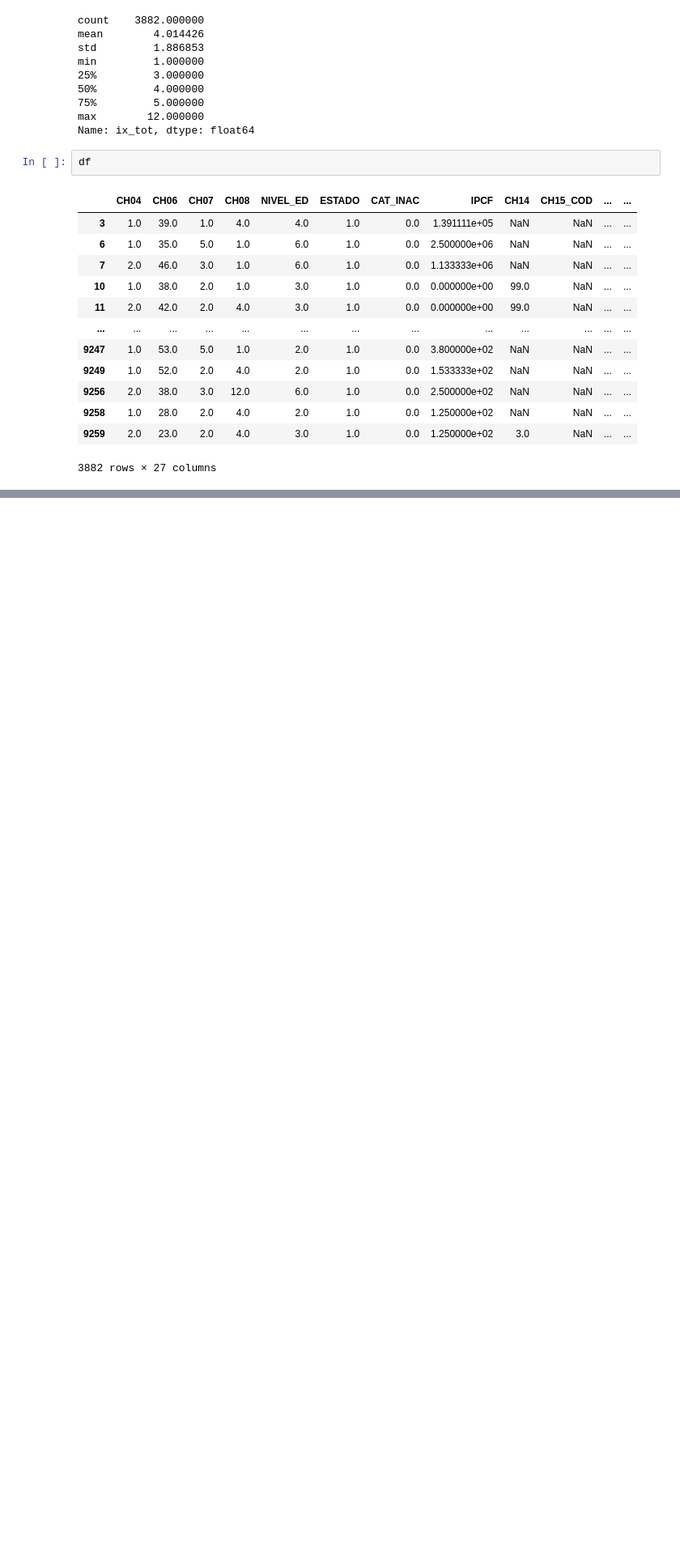
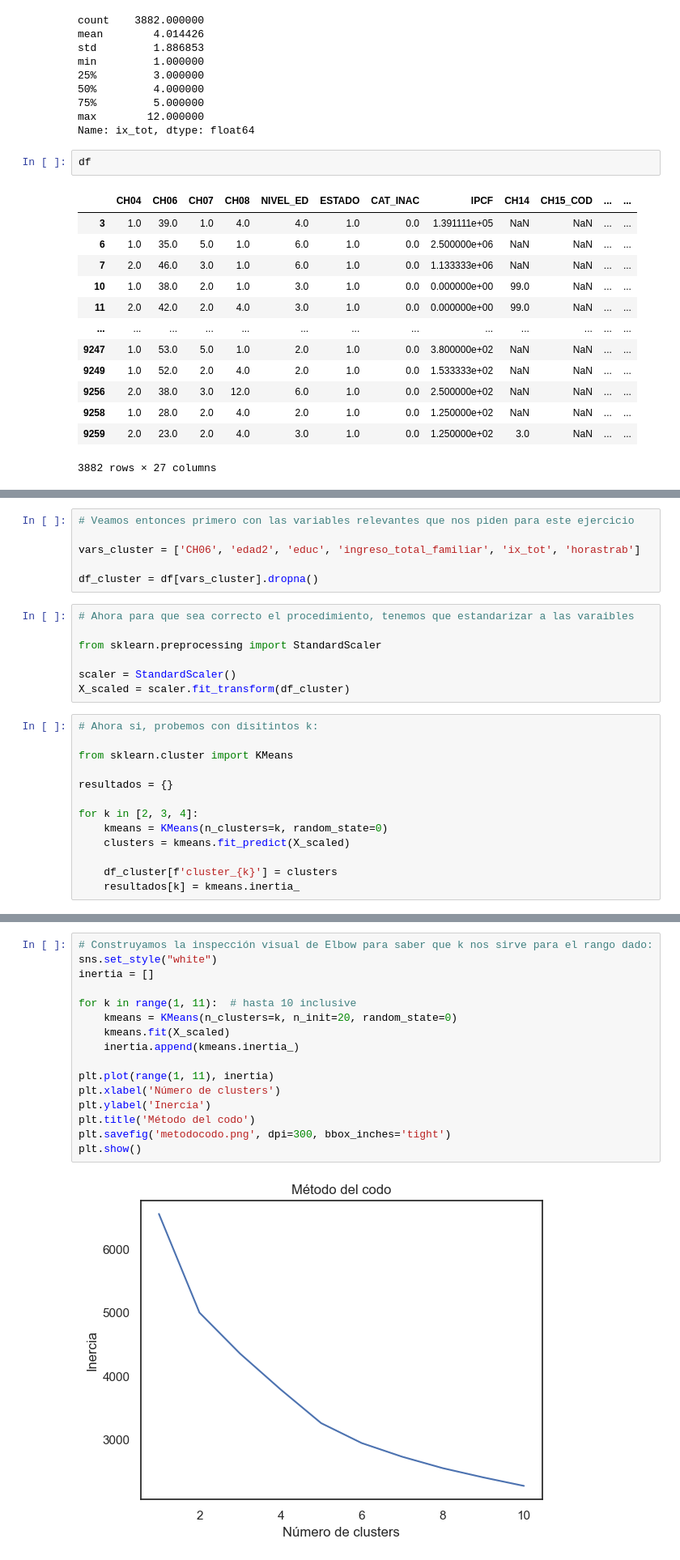
Before and after one commit to mariasolsampogna/E337_Grupo2, a Jupyter notebook: TP2/Tp2.ipynb, the cells around one changed output, grey strips where cells are left out. Shown at 81% size. Cells and saved outputs as stored; diff of their text form; blank space fills up the shorter version.

Commit message:
Ejercicio 5 y Clusters hecho

```diff
--- a/TP2/Tp2.ipynb
+++ b/TP2/Tp2.ipynb
@@ -438,0 +519,26 @@ df
+# %%
+# Veamos entonces primero con las variables relevantes que nos piden para este ejercicio
+
+vars_cluster = ['CH06', 'edad2', 'educ', 'ingreso_total_familiar', 'ix_tot', 'horastrab']
+
+df_cluster = df[vars_cluster].dropna()
+# %%
+# Ahora para que sea correcto el procedimiento, tenemos que estandarizar a las varaibles
+
+from sklearn.preprocessing import StandardScaler
+
+scaler = StandardScaler()
+X_scaled = scaler.fit_transform(df_cluster)
+# %%
+# Ahora si, probemos con disitintos k:
+
+from sklearn.cluster import KMeans
+
+resultados = {}
+
+for k in [2, 3, 4]:
+    kmeans = KMeans(n_clusters=k, random_state=0)
+    clusters = kmeans.fit_predict(X_scaled)
+
+    df_cluster[f'cluster_{k}'] = clusters
+    resultados[k] = kmeans.inertia_
@@ -438,0 +551,18 @@ df
+# %%
+# Construyamos la inspección visual de Elbow para saber que k nos sirve para el rango dado:
+sns.set_style("white")
+inertia = []
+
+for k in range(1, 11):  # hasta 10 inclusive
+    kmeans = KMeans(n_clusters=k, n_init=20, random_state=0)
+    kmeans.fit(X_scaled)
+    inertia.append(kmeans.inertia_)
+
+plt.plot(range(1, 11), inertia)
+plt.xlabel('Número de clusters')
+plt.ylabel('Inercia')
+plt.title('Método del codo')
+plt.savefig('metodocodo.png', dpi=300, bbox_inches='tight')
+plt.show()
+# %% [output]
+[figure, added]
```
Also changed, not shown: parts of 14 cells of this notebook.
